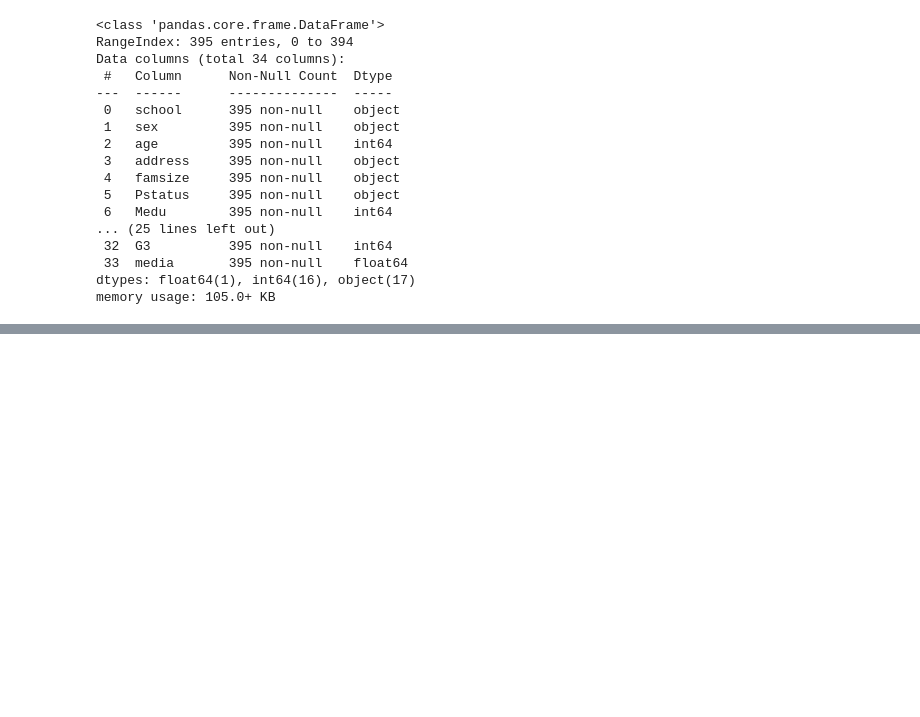
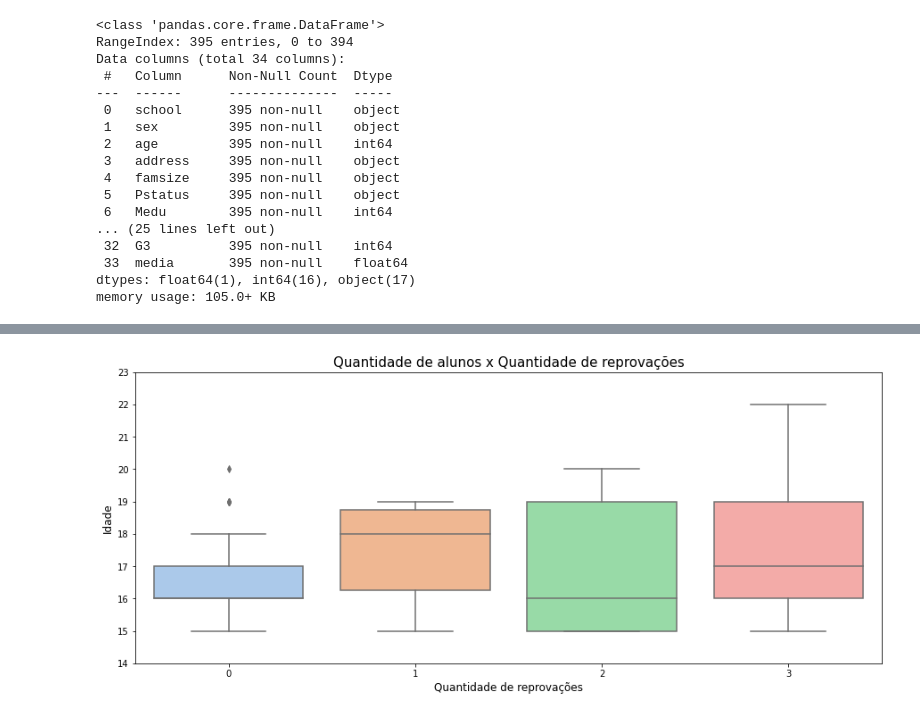
Before and after one commit to joaovdferraz/Projeto3_ADA, a Jupyter notebook: proj 4.ipynb, the cells around one changed output, grey strips where cells are left out. Saved outputs shown, nothing was run; the diff lists cells and outputs as text; code cells hidden in the pictures; blank space fills up the shorter version.

```diff
--- a/proj 4.ipynb
+++ b/proj 4.ipynb
@@ -320,0 +135,10 @@ df_edu.plot(x='traveltime',y='media',kind='scatter',ax=ax[1,1]);
+# %%
+data = pd.concat([df_edu['age'], df_edu['failures']], axis=1)
+f, ax = plt.subplots(figsize=(15, 6))
+fig = sns.boxplot(x="failures", y="age", data=data, palette='pastel')
+fig.axis(ymin=14, ymax=23)
+fig.set_title('Quantidade de alunos x Quantidade de reprovações', fontsize=15)
+fig.set_ylabel('Idade', fontsize=12)
+fig.set_xlabel('Quantidade de reprovações', fontsize=12)
+# %% [output]
+[figure, added]
```
Also changed, not shown: parts of 37 cells of this notebook.
